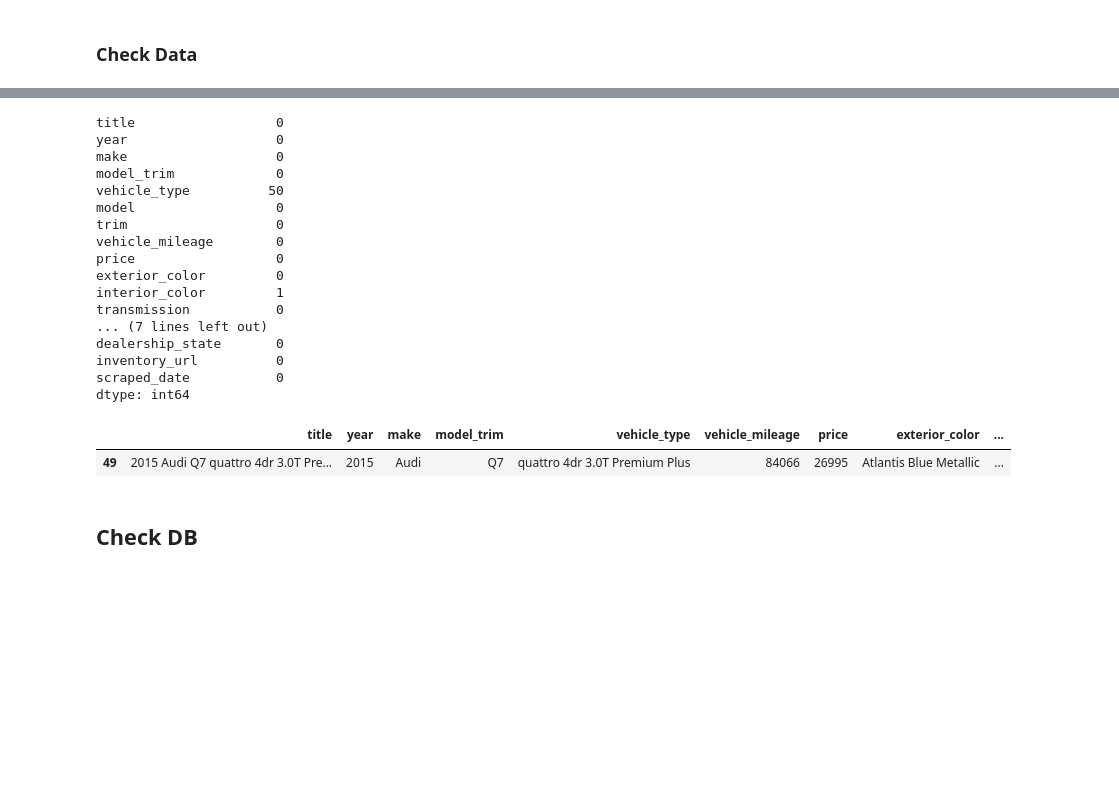
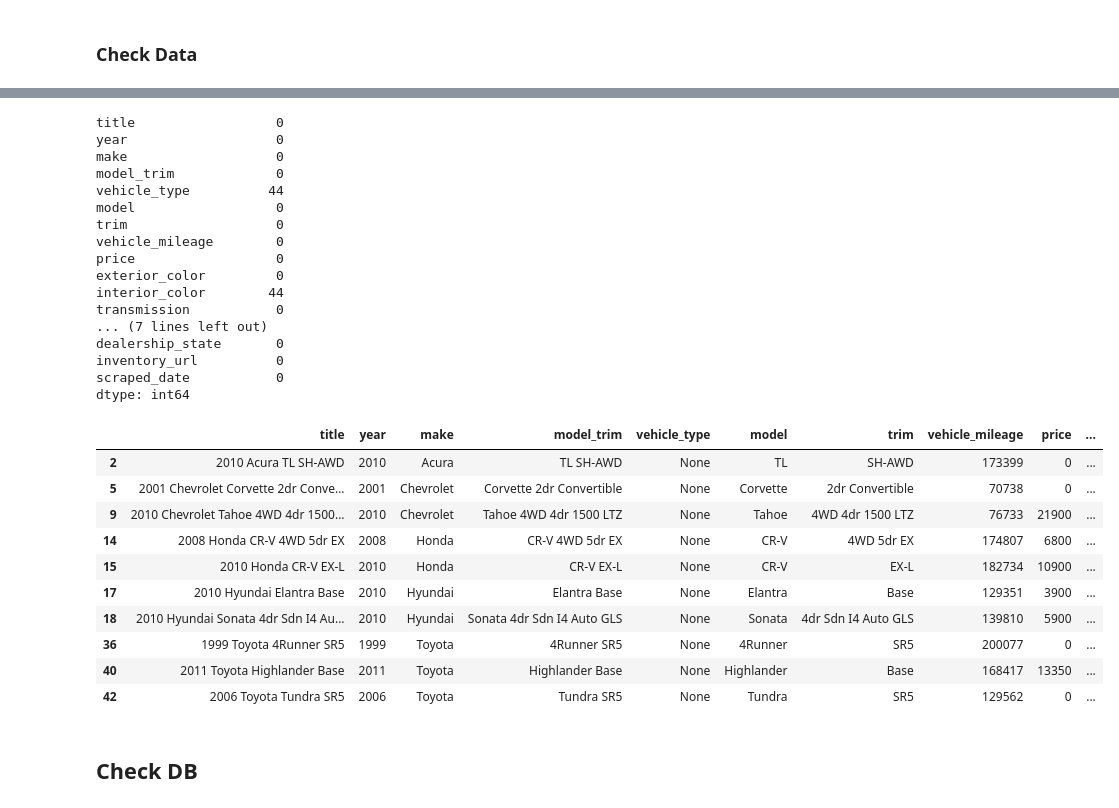
Before and after one commit to dkimhw/inventory-insights, a Jupyter notebook: explore_dealership.ipynb, the cells around one changed output, grey strips where cells are left out. Saved outputs shown, nothing was run; the diff lists cells and outputs as text; code cells hidden in the pictures; blank space fills up the shorter version.

Commit message:
Add a new CT dealership for parsing

```diff
--- a/explore_dealership.ipynb
+++ b/explore_dealership.ipynb
@@ -86,6 +86,15 @@ dealerships = {
         'zipcode': '06770',
         'city': 'Naugatuck',
         'state': 'CT'
+    },
+    'CT Auto': {
+        'url': 'https://www.hartefamilymotors.com/inventory/used-vehicles/',
+        'pagination_url': None,
+        'dealership_name': 'CT Auto',
+        'address': '7 Wayne Street',
+        'zipcode': '06606',
+        'city': 'Bridgeport',
+        'state': 'CT'
     }
 }
 # %% [markdown]
@@ -97,7 +106,7 @@ headers = {
     'user-agent': 'Mozilla/5.0 (Macintosh; Intel Mac OS X 10_11_6) AppleWebKit/537.36 (KHTML, like Gecko) Chrome/56.0.2924.87 Safari/537.36',
 }
 
-URL = dealerships['Bostonyan Auto Group']['url']
+URL = 'https://www.ct-auto.com/cars-for-sale-in-Bridgeport-CT-Waterbury-Norwich/used_cars'
 #URL = 'https://www.jmautomotive.com/inventory.aspx?pg=11&sort=12&limit=50&vstatus=1&status=6'
 response = requests.get(URL, headers = headers)
 soup = BeautifulSoup(response.text, "html.parser")
@@ -481,7 +408,7 @@ pi.clean_text_data(
 # %% [markdown]
 ### Check Data
 # %%
-c = parse_dealership.get_jm_auto_inventory_data(soup, dealerships['JM Automotive'])
+c = parse_dealership.get_ct_auto_inventory_data(soup, dealerships['CT Auto'], dealerships['CT Auto']['url'])
 # %%
 c.head()
 # %% [output]
@@ -498,13 +425,13 @@ title                  0
 year                   0
 make                   0
 model_trim             0
-vehicle_type          50
+vehicle_type          44
 model                  0
 trim                   0
 vehicle_mileage        0
 price                  0
 exterior_color         0
-interior_color         1
+interior_color        44
 transmission           0
 ... (7 lines left out)
 dealership_state       0
@@ -513,10 +440,19 @@ scraped_date           0
 dtype: int64
 # %%
 ## Check Null
-c.loc[c.interior_color.isnull(), :]
+c.loc[c.drivetrain.isnull(), :]
 # %% [output]
-|  | title | year | make | model_trim | vehicle_type | vehicle_mileage | price | exterior_color | ... |
-| 49 | 2015 Audi Q7 quattro 4dr 3.0T Pre... | 2015 | Audi | Q7 | quattro 4dr 3.0T Premium Plus | 84066 | 26995 | Atlantis Blue Metallic | ... |
+|  | title | year | make | model_trim | vehicle_type | model | trim | vehicle_mileage | price | ... |
+| 2 | 2010 Acura TL SH-AWD | 2010 | Acura | TL SH-AWD | None | TL | SH-AWD | 173399 | 0 | ... |
+| 5 | 2001 Chevrolet Corvette 2dr Conve... | 2001 | Chevrolet | Corvette 2dr Convertible | None | Corvette | 2dr Convertible | 70738 | 0 | ... |
+| 9 | 2010 Chevrolet Tahoe 4WD 4dr 1500... | 2010 | Chevrolet | Tahoe 4WD 4dr 1500 LTZ | None | Tahoe | 4WD 4dr 1500 LTZ | 76733 | 21900 | ... |
+| 14 | 2008 Honda CR-V 4WD 5dr EX | 2008 | Honda | CR-V 4WD 5dr EX | None | CR-V | 4WD 5dr EX | 174807 | 6800 | ... |
+| 15 | 2010 Honda CR-V EX-L | 2010 | Honda | CR-V EX-L | None | CR-V | EX-L | 182734 | 10900 | ... |
+| 17 | 2010 Hyundai Elantra Base | 2010 | Hyundai | Elantra Base | None | Elantra | Base | 129351 | 3900 | ... |
+| 18 | 2010 Hyundai Sonata 4dr Sdn I4 Au... | 2010 | Hyundai | Sonata 4dr Sdn I4 Auto GLS | None | Sonata | 4dr Sdn I4 Auto GLS | 139810 | 5900 | ... |
+| 36 | 1999 Toyota 4Runner SR5 | 1999 | Toyota | 4Runner SR5 | None | 4Runner | SR5 | 200077 | 0 | ... |
+| 40 | 2011 Toyota Highlander Base | 2011 | Toyota | Highlander Base | None | Highlander | Base | 168417 | 13350 | ... |
+| 42 | 2006 Toyota Tundra SR5 | 2006 | Toyota | Tundra SR5 | None | Tundra | SR5 | 129562 | 0 | ... |
 # %% [markdown]
 ## Check DB
 # %%
```
Also changed, not shown: parts of 19 cells of this notebook, 3 other files.
